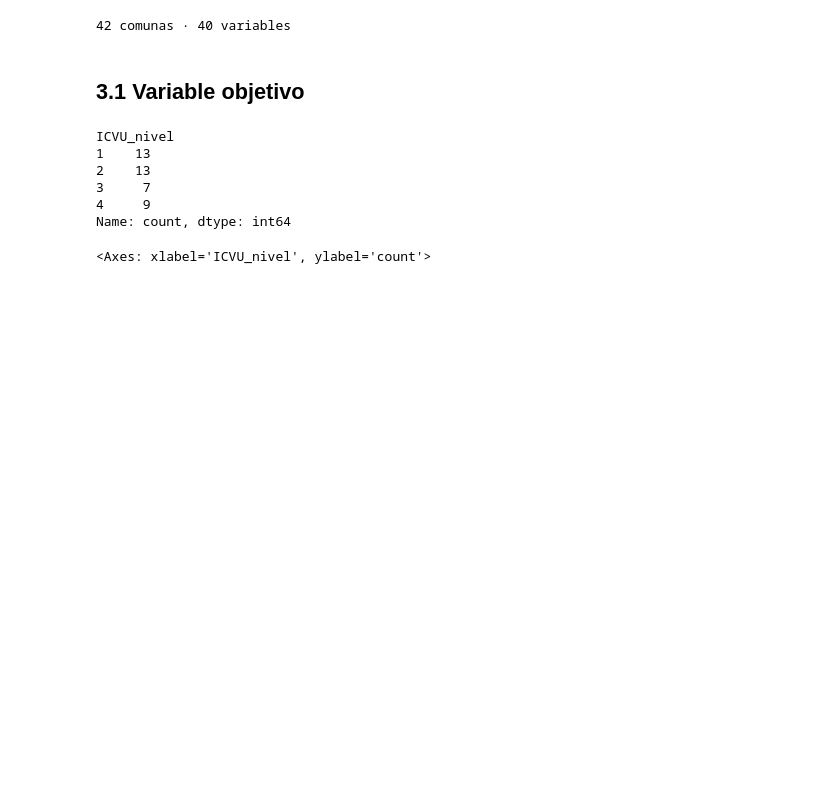
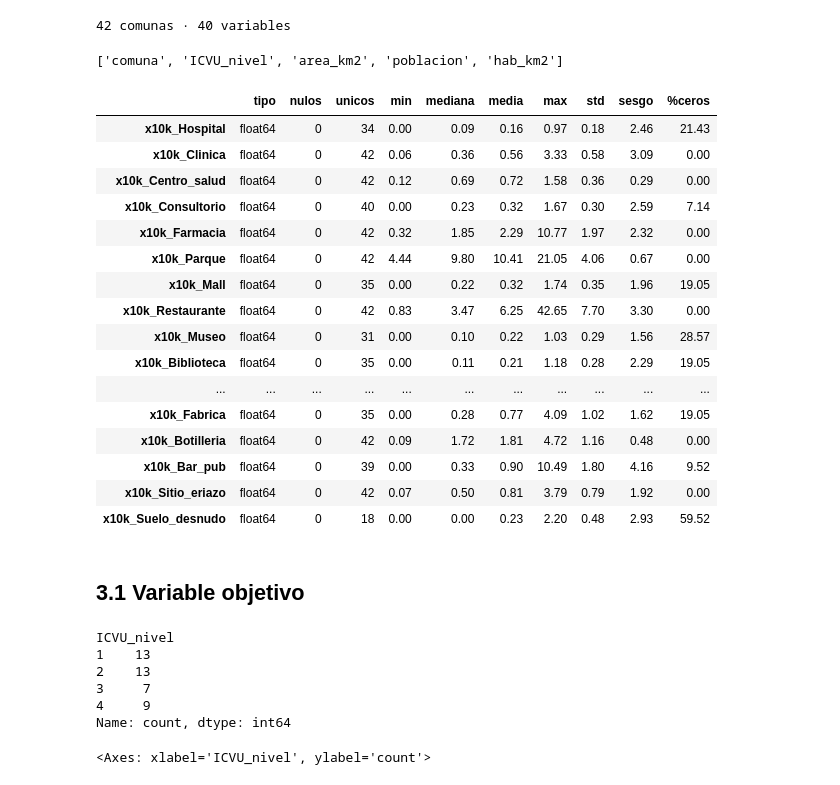
Before and after one commit to Allycathe/DS_Proyecto, a Jupyter notebook: proyecto.ipynb, the cells around one changed output. Cells and saved outputs as stored; diff of their text form; code cells hidden in the pictures; blank space fills up the shorter version.

```diff
--- a/proyecto.ipynb
+++ b/proyecto.ipynb
@@ -690,6 +712,53 @@ FEATURES = ([c for c in df.columns if c.startswith("x10k_") and not c.startswith
 print(len(df), "comunas ·", len(FEATURES), "variables")
 # %% [output]
 42 comunas · 40 variables
+# %%
+def grupo(c):
+    for pref in ["dens_cat_", "x10k_cat_", "n_", "dens_", "pct_area_", "x10k_"]:
+        if c.startswith(pref):
+            return pref
+    return "otras"
+
+pd.Series(df.columns).map(grupo).value_counts()
+[c for c in df.columns if grupo(c) == "otras"]
+# %% [output]
+['comuna', 'ICVU_nivel', 'area_km2', 'poblacion', 'hab_km2']
+# %%
+def resumen(df, cols=None):
+    if cols is None:
+        cols = df.columns
+    num = df[cols].select_dtypes("number")
+    r = pd.DataFrame({
+        "tipo": df[cols].dtypes,
+        "nulos": df[cols].isna().sum(),
+        "unicos": df[cols].nunique(),
+    }).join(pd.DataFrame({
+        "min": num.min(), "mediana": num.median(), "media": num.mean(),
+        "max": num.max(), "std": num.std(), "sesgo": num.skew(),
+        "%ceros": (num == 0).mean() * 100,
+    }))
+    return r.round(2)
+
+resumen(df)                                              # todo
+resumen(df, [c for c in df if grupo(c) == "x10k_"])      # solo un grupo
+# %% [output]
+|  | tipo | nulos | unicos | min | mediana | media | max | std | sesgo | %ceros |
+| x10k_Hospital | float64 | 0 | 34 | 0.00 | 0.09 | 0.16 | 0.97 | 0.18 | 2.46 | 21.43 |
+| x10k_Clinica | float64 | 0 | 42 | 0.06 | 0.36 | 0.56 | 3.33 | 0.58 | 3.09 | 0.00 |
+| x10k_Centro_salud | float64 | 0 | 42 | 0.12 | 0.69 | 0.72 | 1.58 | 0.36 | 0.29 | 0.00 |
+| x10k_Consultorio | float64 | 0 | 40 | 0.00 | 0.23 | 0.32 | 1.67 | 0.30 | 2.59 | 7.14 |
+| x10k_Farmacia | float64 | 0 | 42 | 0.32 | 1.85 | 2.29 | 10.77 | 1.97 | 2.32 | 0.00 |
+| x10k_Parque | float64 | 0 | 42 | 4.44 | 9.80 | 10.41 | 21.05 | 4.06 | 0.67 | 0.00 |
+| x10k_Mall | float64 | 0 | 35 | 0.00 | 0.22 | 0.32 | 1.74 | 0.35 | 1.96 | 19.05 |
+| x10k_Restaurante | float64 | 0 | 42 | 0.83 | 3.47 | 6.25 | 42.65 | 7.70 | 3.30 | 0.00 |
+| x10k_Museo | float64 | 0 | 31 | 0.00 | 0.10 | 0.22 | 1.03 | 0.29 | 1.56 | 28.57 |
+| x10k_Biblioteca | float64 | 0 | 35 | 0.00 | 0.11 | 0.21 | 1.18 | 0.28 | 2.29 | 19.05 |
+| ... | ... | ... | ... | ... | ... | ... | ... | ... | ... | ... |
+| x10k_Fabrica | float64 | 0 | 35 | 0.00 | 0.28 | 0.77 | 4.09 | 1.02 | 1.62 | 19.05 |
+| x10k_Botilleria | float64 | 0 | 42 | 0.09 | 1.72 | 1.81 | 4.72 | 1.16 | 0.48 | 0.00 |
+| x10k_Bar_pub | float64 | 0 | 39 | 0.00 | 0.33 | 0.90 | 10.49 | 1.80 | 4.16 | 9.52 |
+| x10k_Sitio_eriazo | float64 | 0 | 42 | 0.07 | 0.50 | 0.81 | 3.79 | 0.79 | 1.92 | 0.00 |
+| x10k_Suelo_desnudo | float64 | 0 | 18 | 0.00 | 0.00 | 0.23 | 2.20 | 0.48 | 2.93 | 59.52 |
 # %% [markdown]
 ## 3.1 Variable objetivo
 # %%
```
Also changed, not shown: parts of 3 cells of this notebook, 1 other file.
